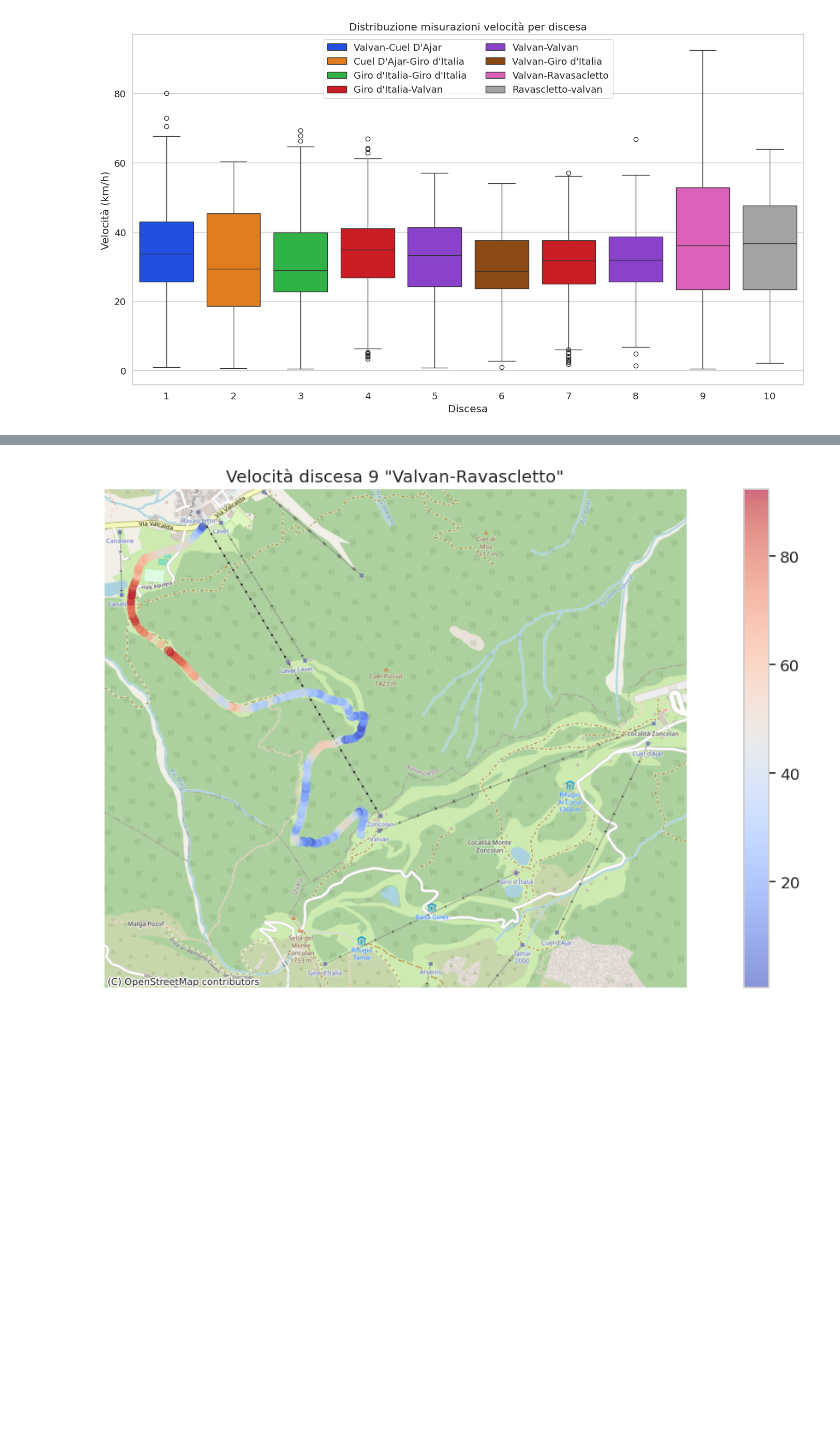
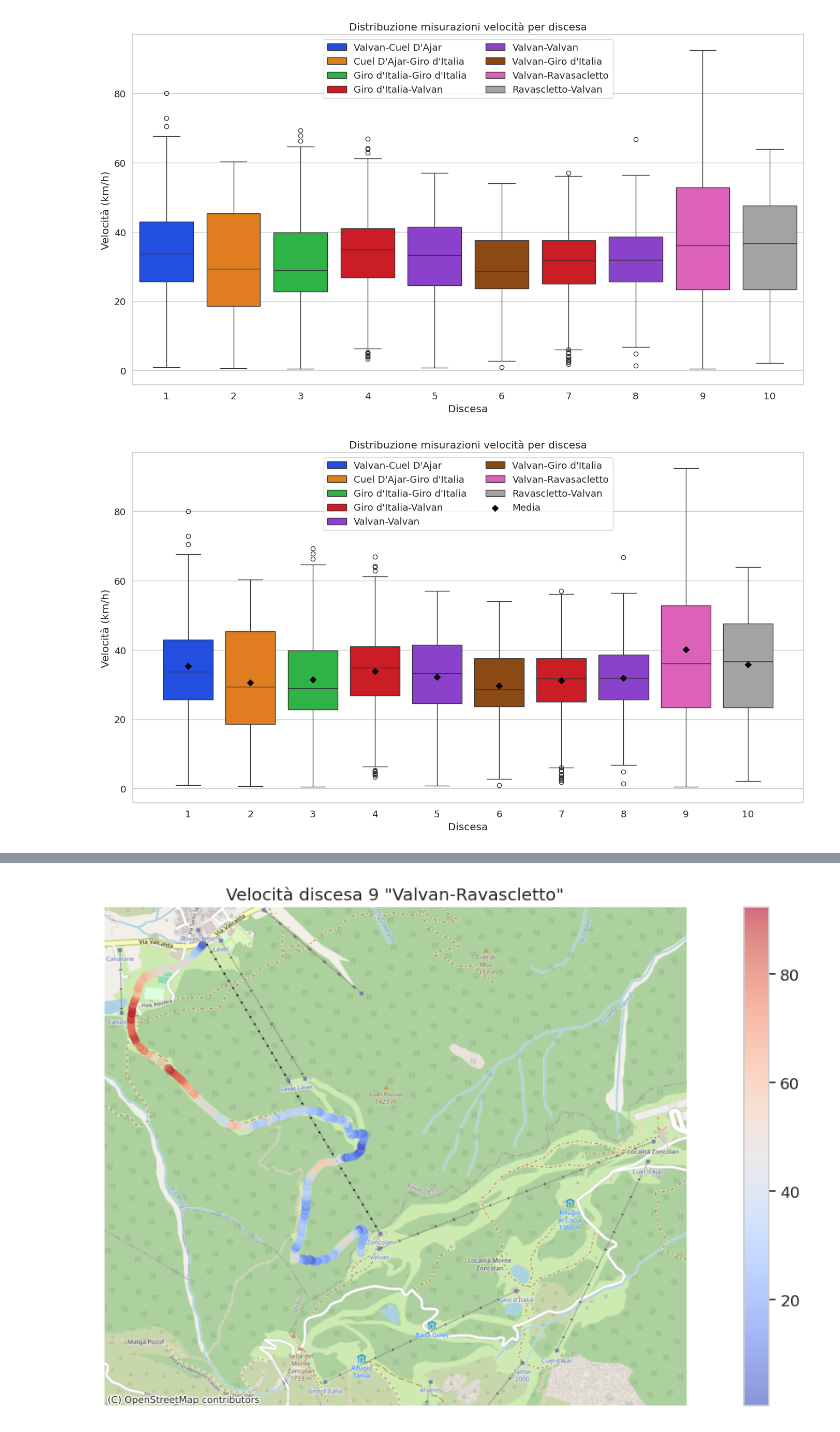
Before and after one commit to thomasmassarutto/DataSlopes, a Jupyter notebook: DataSlopes.ipynb, the cells around one changed output, grey strips where cells are left out. Cells and saved outputs as stored; diff of their text form; code cells hidden in the pictures; blank space fills up the shorter version.

```diff
--- a/DataSlopes.ipynb
+++ b/DataSlopes.ipynb
@@ -688,7 +693,7 @@ cmap= 'coolwarm' ## colorbar e mappe con la stessa mappatura cromatica
 ## mappa colori come dizionario iterabile
 mappa_colori_discese = dict(zip(
     gdf_discese['impianti'].unique(),
-    palette
+    sns.color_palette('bright', n_colors=len(gdf_discese['impianti'].unique()))
     ))
 # %%
 gdf_discese['delta_minuti'] = gdf_discese['tempo_da_inizio_minuti'].diff()
@@ -722,3 +727,40 @@ plt.tight_layout()
 plt.show()
 # %% [output]
 [figure]
+# %%
+import numpy as np
+f, ax = plt.subplots(1, 1, figsize=safe_image_size)
+
+ax.set_title("Distribuzione misurazioni velocità per discesa")
+# Boxplot come nel tuo codice
+sns.boxplot(
+    ax=ax,
+    data=gdf_discese,
+    x='discesa',
+    y='velocita_kmh',
+    hue='impianti',
+    palette=mappa_colori_discese,
+)
+
+# Calcolo la media per ogni discesa
+medie = gdf_discese.groupby('discesa')['velocita_kmh'].mean().values
+# Posizioni dei tick sull'asse x (le stesse dei boxplot)
+positions = np.sort(gdf_discese['discesa'].unique())
+
+# Aggiungi i punti delle medie
+ax.scatter(positions, medie, color='black', marker='D', label='Media', zorder=10)
+
+ax.set_xlabel("Discesa")
+ax.set_ylabel("Velocità (km/h)")
+ax.legend(ncol=2)
+
+# Tick delle discese partendo da 1
+ticks_discese = ax.get_xticks()
+ax.set_xticks(ticks_discese)
+labels = [str(int(tick) + 1) for tick in ticks_discese]
+ax.set_xticklabels(labels)
+
+plt.tight_layout()
+plt.show()
+# %% [output]
+[figure, added]
```
Also changed, not shown: parts of 6 cells of this notebook, 7 other files.
